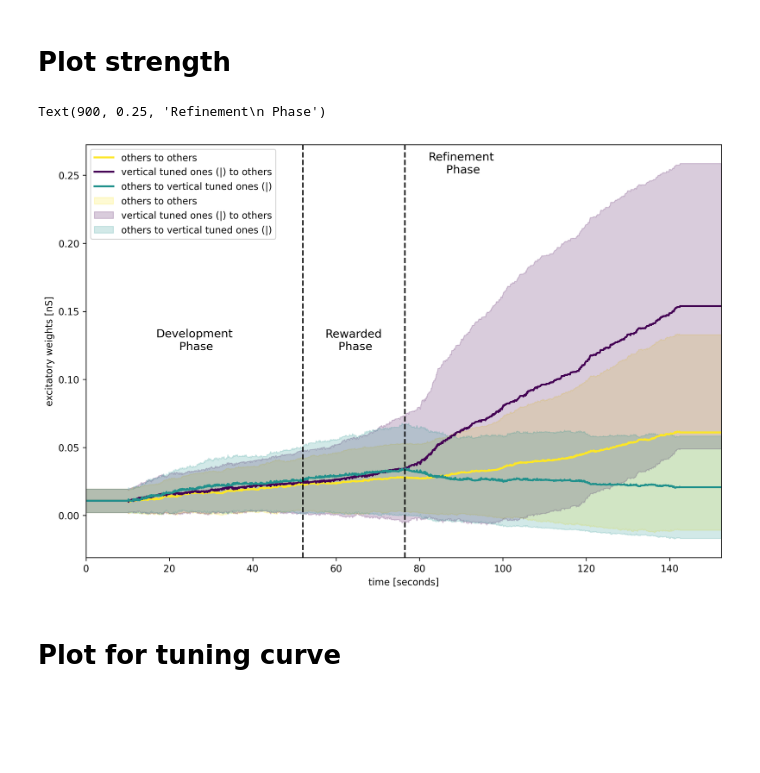
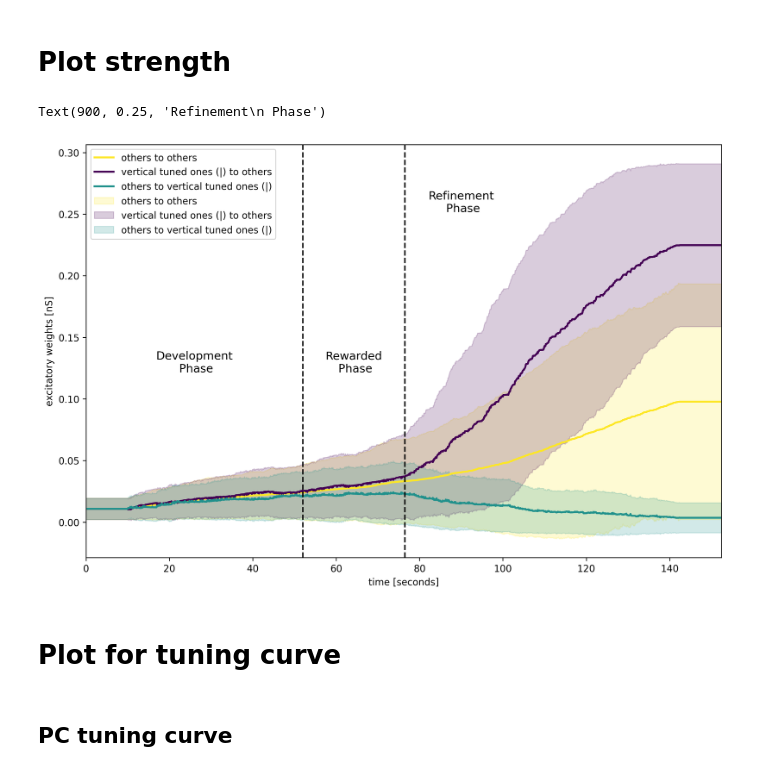
Before and after one commit to Math-568-project/interneuron_circuits_plasticity, a Jupyter notebook: plot.ipynb, the cells around one changed output. Saved outputs shown, nothing was run; the diff lists cells and outputs as text; code cells hidden in the pictures; blank space fills up the shorter version.

```diff
--- a/plot.ipynb
+++ b/plot.ipynb
@@ -94,10 +86,9 @@ checker = None
 PYR0toothers = results['PYR0toothers'][:]
 otherstoPYR0 = results['otherstoPYR0'][:]
 PYR1toothers = results['PYR1toothers'][:]
-PYR1toPYR1 = results['PYR1toPYR1'][:]
-PYR2toPYR2 = results['PYR2toPYR2'][:]
 PYR2toothers = results['PYR2toothers'][:]
-PYR1and2toothers = np.concatenate((PYR1toothers, PYR2toothers))
+PYR3toothers = results['PYR3toothers'][:]
+PYR123toothers = np.concatenate((PYR1toothers, PYR2toothers, PYR3toothers))
 # %%
 def tsplot(data, **kw):
     x = np.arange(data.shape[1])
@@ -109,20 +100,20 @@ def tsplot(data, **kw):
     plt.margins(x=0)
 # %%
 plt.figure(figsize=(12, 8), dpi = 300)
-tsplot(data=PYR1and2toothers[:, :] / nS, color=cmaps.viridis(1.0)  ,label='others to others')
+tsplot(data=PYR123toothers[:, :] / nS, color=cmaps.viridis(1.0)  ,label='others to others')
 tsplot(data=PYR0toothers[:, :] / nS, color=cmaps.viridis(0.0)  ,label ='vertical tuned ones (|) to others')
 tsplot(data=otherstoPYR0[:, :] / nS, color=cmaps.viridis(0.5)  ,label='others to vertical tuned ones (|)')
 plt.xlabel('time [seconds]')
 plt.ylabel('excitatory weights [nS]')
 plt.xticks(np.arange(0, total * 10, 200), labels=np.arange(0, int(total), 20))
 plt.legend(loc='upper left')
 plt.axvline(x=warmup*10, color='k', linestyle='--')
 plt.axvline(x=(warmup + rewardsimtime)*10, color='k', linestyle='--')
 plt.text(warmup*10/2, 0.12, 'Development\n Phase', verticalalignment='bottom', horizontalalignment='center', fontsize=12)
 plt.text(warmup*10+rewardsimtime*10//2, 0.12, 'Rewarded\n Phase', verticalalignment='bottom', horizontalalignment='center', fontsize=12)
 plt.text(900, 0.25, 'Refinement\n Phase', verticalalignment='bottom', horizontalalignment='center', fontsize=12)
 # %% [output]
 Text(900, 0.25, 'Refinement\n Phase')
-[figure, old version]
+[figure, new version]
 # %% [markdown]
 # Plot for tuning curve
@@ -129,3 +174,5 @@ Text(900, 0.25, 'Refinement\n Phase')
+# %% [markdown]
+## PC tuning curve
 # %%
 tunings_initial = results['tuning_initial']
 tuning_rewardend = results['tuning_rewardend']
```
Also changed, not shown: parts of 18 cells of this notebook, 7 other files.
